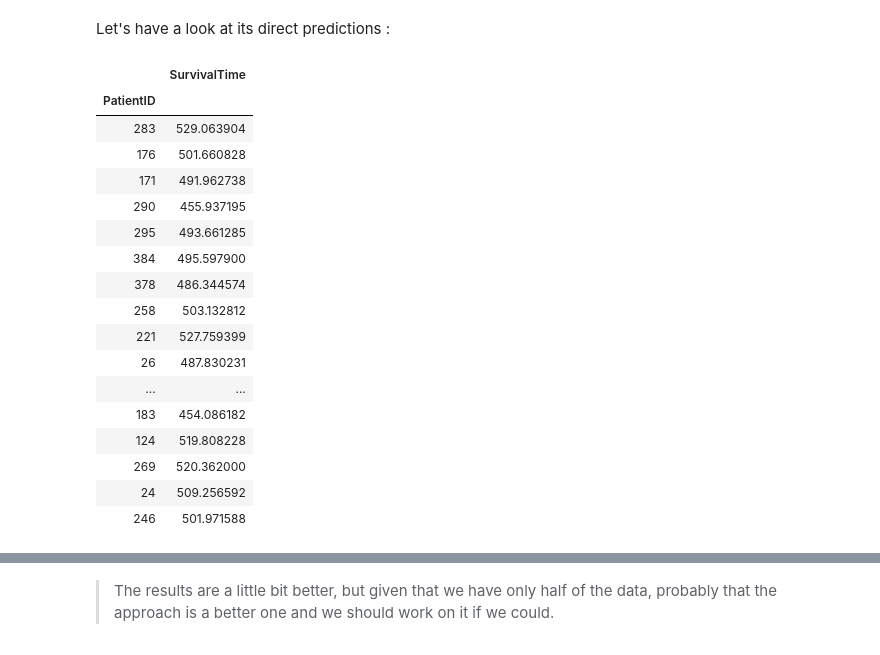
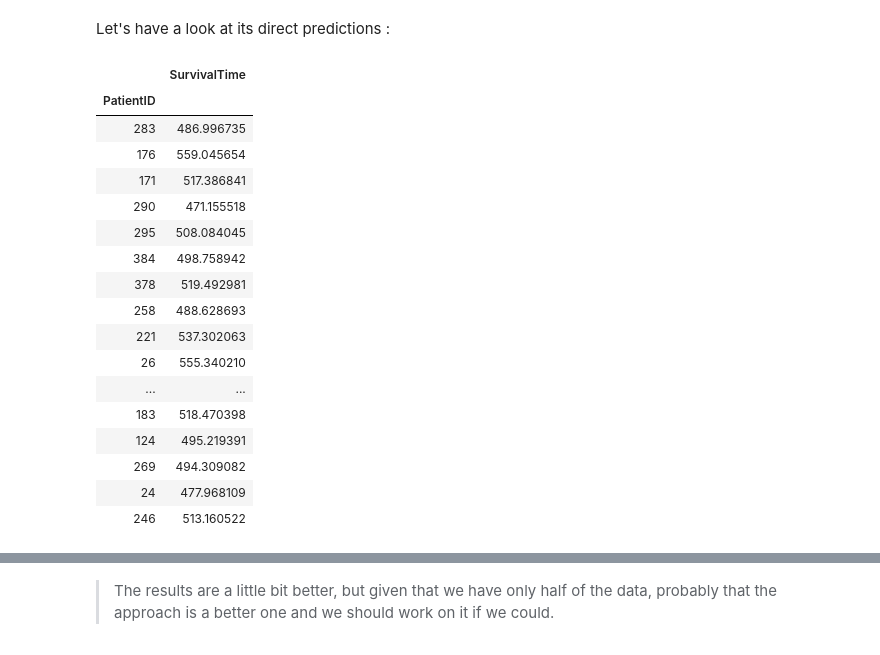
Before and after one commit to EmmanuelJhno/Owkin_challenge, a Jupyter notebook: Supervised_survival_prediction.ipynb, the cells around one changed output, grey strips where cells are left out. Drawn from its saved outputs; the diff is of its cells as text; code cells hidden in the pictures.

```diff
--- a/Supervised_survival_prediction.ipynb
+++ b/Supervised_survival_prediction.ipynb
@@ -1626,6 +1702,7 @@ class SurvivalDataset(object):
         self.samples.rename(columns={'SurvivalTime':'label'}, inplace=True)
 
         if normalization:
+            # This is required for models pretrained on imagenet
             self.normalization = transforms.Normalize(mean=[0.485, 0.456, 0.406],
                                                       std=[0.229, 0.224, 0.225])
         else:
@@ -1651,12 +1728,10 @@ class SurvivalDataset(object):
         infos = infos.to_dict()
 
         img = img.copy().astype(np.float32, copy=True)
+        img = img / 255.
 
         if self.normalization is not None:
             img = self.normalization(torch.from_numpy(img)).numpy()
-        else:
-            img = img / 255.
-
         if self.augmentation is not None:
             img = self.augmentation(img)
 
@@ -1789,12 +1869,11 @@ with torch.no_grad():
         img = to_pixel_values(scan)
 
         img = img.copy().astype(np.float32, copy=True)
+        img = torch.from_numpy(img/255.)
+        if train_dataset.normalization is not None:
+            img = train_dataset.normalization(img)
+
         img = img.reshape(1,1,92,92,92)
-        img = torch.from_numpy(img)
-        if SurvivalDataset.normalization is not None:
-            img = SurvivalDataset.normalization(img)
-        else:
-            img /= 255
         img = img.to(device)
         output = my_model(img)*1000. # Because of our trick to prevent NaN issues in the training.
         predictions.append(output.numpy())
@@ -1857,12 +1936,12 @@ with torch.no_grad():
         img = to_pixel_values(scan)
 
         img = img.copy().astype(np.float32, copy=True)
+        img = torch.from_numpy(img)
+        img /= 255
+        if train_dataset.normalization is not None:
+            img = train_dataset.normalization(img)
+
         img = img.reshape(1,1,92,92,92)
-        img = torch.from_numpy(img)
-        if SurvivalDataset.normalization is not None:
-            img = SurvivalDataset.normalization(img)
-        else:
-            img /= 255
         img = img.to(device)
         interm = trunc_model_p1(img)
         interm = interm.view(-1, 32 * 9 * 9 * 9)
@@ -2028,10 +2243,10 @@ Still not improving drastically the results...
 import torch.optim as optim
 
 train_dataset = SurvivalDataset(image_dir='training_data/images', info_file=data_train[data_train['Event']==1],
-                                split_name='train')
+                                split_name='train', normalization=True)
 train_data_loader = torch.utils.data.DataLoader(train_dataset,batch_size=26, num_workers=0, drop_last=True)
 validation_dataset = SurvivalDataset(image_dir='training_data/images', info_file=data_val[data_val['Event']==1],
-                                     split_name='val')
+                                     split_name='val', normalization=True)
 val_data_loader = torch.utils.data.DataLoader(validation_dataset,batch_size=26, num_workers=0, drop_last=True)
 
 device = torch.device('cuda') if torch.cuda.is_available() else torch.device('cpu')
@@ -2040,6 +2255,7 @@ model.to(device)
 
 loss_function = nn.MSELoss()
 optimizer = optim.SGD(model.parameters(), lr=0.001, momentum=0.9)
+lr_scheduler = optim.lr_scheduler.StepLR(optimizer, step_size=15, gamma=0.1)
 num_epochs = 50
 
 train_errors = []
@@ -2086,6 +2302,8 @@ for epoch in range(num_epochs): # loop over the dataset multiple times
 
     val_errors.append(val_loss)
 
+    lr_scheduler.step()
+
 torch.save(model.state_dict(), './my_reg_CNN_3D_event1.pth')
 
 my_model = model
@@ -2116,49 +2334,48 @@ Let's have a look at its direct predictions :
 # %%
 # Evaluate the model on the validation set
 predictions = []
 my_model.eval()
 with torch.no_grad():
     for patient_id in tqdm.tqdm(data_val[data_val['Event']==1].index):
         patient_id_str = '00'+str(patient_id)
         patient_id_str = patient_id_str[-3:]
         path = 'patient_{}.npz'.format(patient_id_str)
         img_path = os.path.join('training_data/images', path)
         scan = np.load(img_path)['scan']
         img = to_pixel_values(scan)
 
         img = img.copy().astype(np.float32, copy=True)
+        img = torch.from_numpy(img/255.)
+        if train_dataset.normalization is not None:
+            img = train_dataset.normalization(img)
+
         img = img.reshape(1,1,92,92,92)
-        img = torch.from_numpy(img)
-        if SurvivalDataset.normalization is not None:
-            img = SurvivalDataset.normalization(img)
-        else:
-            img /= 255
         img = img.to(device)
         output = my_model(img)*1000. # Because of our trick to prevent NaN issues in the training.
         predictions.append(output.numpy())
 
 predictions = pd.DataFrame(np.array(predictions).flatten(), columns=['SurvivalTime'],
                            index=data_val[data_val['Event']==1].index)
 predictions
 # %% [output]
 |  | SurvivalTime |
 | PatientID |  |
-| 283 | 529.063904 |
-| 176 | 501.660828 |
-| 171 | 491.962738 |
-| 290 | 455.937195 |
-| 295 | 493.661285 |
-| 384 | 495.597900 |
-| 378 | 486.344574 |
-| 258 | 503.132812 |
-| 221 | 527.759399 |
-| 26 | 487.830231 |
+| 283 | 486.996735 |
+| 176 | 559.045654 |
+| 171 | 517.386841 |
+| 290 | 471.155518 |
+| 295 | 508.084045 |
+| 384 | 498.758942 |
+| 378 | 519.492981 |
+| 258 | 488.628693 |
+| 221 | 537.302063 |
+| 26 | 555.340210 |
 | ... | ... |
-| 183 | 454.086182 |
-| 124 | 519.808228 |
-| 269 | 520.362000 |
-| 24 | 509.256592 |
-| 246 | 501.971588 |
+| 183 | 518.470398 |
+| 124 | 495.219391 |
+| 269 | 494.309082 |
+| 24 | 477.968109 |
+| 246 | 513.160522 |
 # %%
 pred = pd.concat([predictions, data_val[data_val['Event']==1]['Event']], axis=1)
 
```
Also changed, not shown: parts of 58 cells of this notebook, 1 other file.
